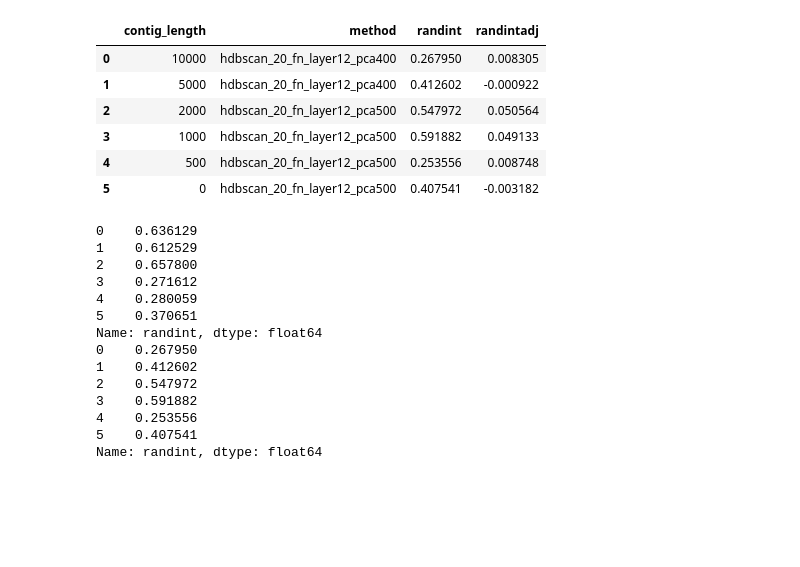
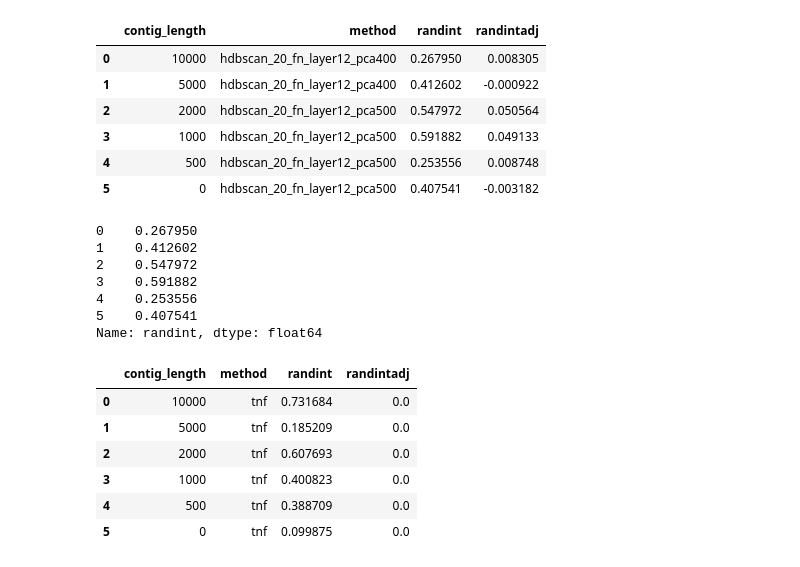
Before and after one commit to ninashenker/deepbin, a Jupyter notebook: clusters_to_bins.ipynb, the cells around one changed output. Cells and saved outputs as stored; diff of their text form; code cells hidden in the pictures; blank space fills up the shorter version.

```diff
--- a/clusters_to_bins.ipynb
+++ b/clusters_to_bins.ipynb
@@ -3,3 +3,5 @@ import pandas as pd
 
 train_bin_results= '/mnt/data/CAMI/DNABERT/rand_train.csv'
 val_bin_results = '/mnt/data/CAMI/DNABERT/rand_val.csv'
+tnf_train_results = '/mnt/data/CAMI/DNABERT/tnf_rand_train.csv'
+tnf_val_results = '/mnt/data/CAMI/DNABERT/tnf_rand_val.csv'
@@ -21,33 +34,35 @@ train_csv
+# %%
+col_names = ['contig_length', 'method', 'randint', 'randintadj']
+val_csv = pd.read_csv(val_bin_results, header = None, names=col_names)
+val_csv
+# %% [output]
+|  | contig_length | method | randint | randintadj |
+| 0 | 10000 | hdbscan_20_fn_layer12_pca400 | 0.267950 | 0.008305 |
+| 1 | 5000 | hdbscan_20_fn_layer12_pca400 | 0.412602 | -0.000922 |
+| 2 | 2000 | hdbscan_20_fn_layer12_pca500 | 0.547972 | 0.050564 |
+| 3 | 1000 | hdbscan_20_fn_layer12_pca500 | 0.591882 | 0.049133 |
+| 4 | 500 | hdbscan_20_fn_layer12_pca500 | 0.253556 | 0.008748 |
+| 5 | 0 | hdbscan_20_fn_layer12_pca500 | 0.407541 | -0.003182 |
 # %%
-col_names = ['contig_length', 'method', 'randint', 'randintadj']
-val_csv = pd.read_csv(val_bin_results, header = None, names=col_names)
-val_csv
+val_rand_values=val_csv['randint']
+val_rand_values
 # %% [output]
-|  | contig_length | method | randint | randintadj |
-| 0 | 10000 | hdbscan_20_fn_layer12_pca400 | 0.267950 | 0.008305 |
-| 1 | 5000 | hdbscan_20_fn_layer12_pca400 | 0.412602 | -0.000922 |
-| 2 | 2000 | hdbscan_20_fn_layer12_pca500 | 0.547972 | 0.050564 |
-| 3 | 1000 | hdbscan_20_fn_layer12_pca500 | 0.591882 | 0.049133 |
-| 4 | 500 | hdbscan_20_fn_layer12_pca500 | 0.253556 | 0.008748 |
-| 5 | 0 | hdbscan_20_fn_layer12_pca500 | 0.407541 | -0.003182 |
+0    0.267950
+1    0.412602
+2    0.547972
+3    0.591882
+4    0.253556
+5    0.407541
+Name: randint, dtype: float64
-# %%
-train_rand_values = train_csv['randint']
-print(train_rand_values)
-
-val_rand_values = val_csv['randint']
-print(val_rand_values)
-# %% [output]
-0    0.636129
-1    0.612529
-2    0.657800
-3    0.271612
-4    0.280059
-5    0.370651
-Name: randint, dtype: float64
-0    0.267950
-1    0.412602
-2    0.547972
-3    0.591882
-4    0.253556
-5    0.407541
-Name: randint, dtype: float64
+# %%
+col_names = ['contig_length', 'method', 'randint', 'randintadj']
+tnf_train_csv = pd.read_csv(tnf_train_results, header = None, names=col_names)
+tnf_train_csv
+# %% [output]
+|  | contig_length | method | randint | randintadj |
+| 0 | 10000 | tnf | 0.731684 | 0.0 |
+| 1 | 5000 | tnf | 0.185209 | 0.0 |
+| 2 | 2000 | tnf | 0.607693 | 0.0 |
+| 3 | 1000 | tnf | 0.400823 | 0.0 |
+| 4 | 500 | tnf | 0.388709 | 0.0 |
+| 5 | 0 | tnf | 0.099875 | 0.0 |
```
Also changed, not shown: parts of 9 cells of this notebook, 2 other files.
